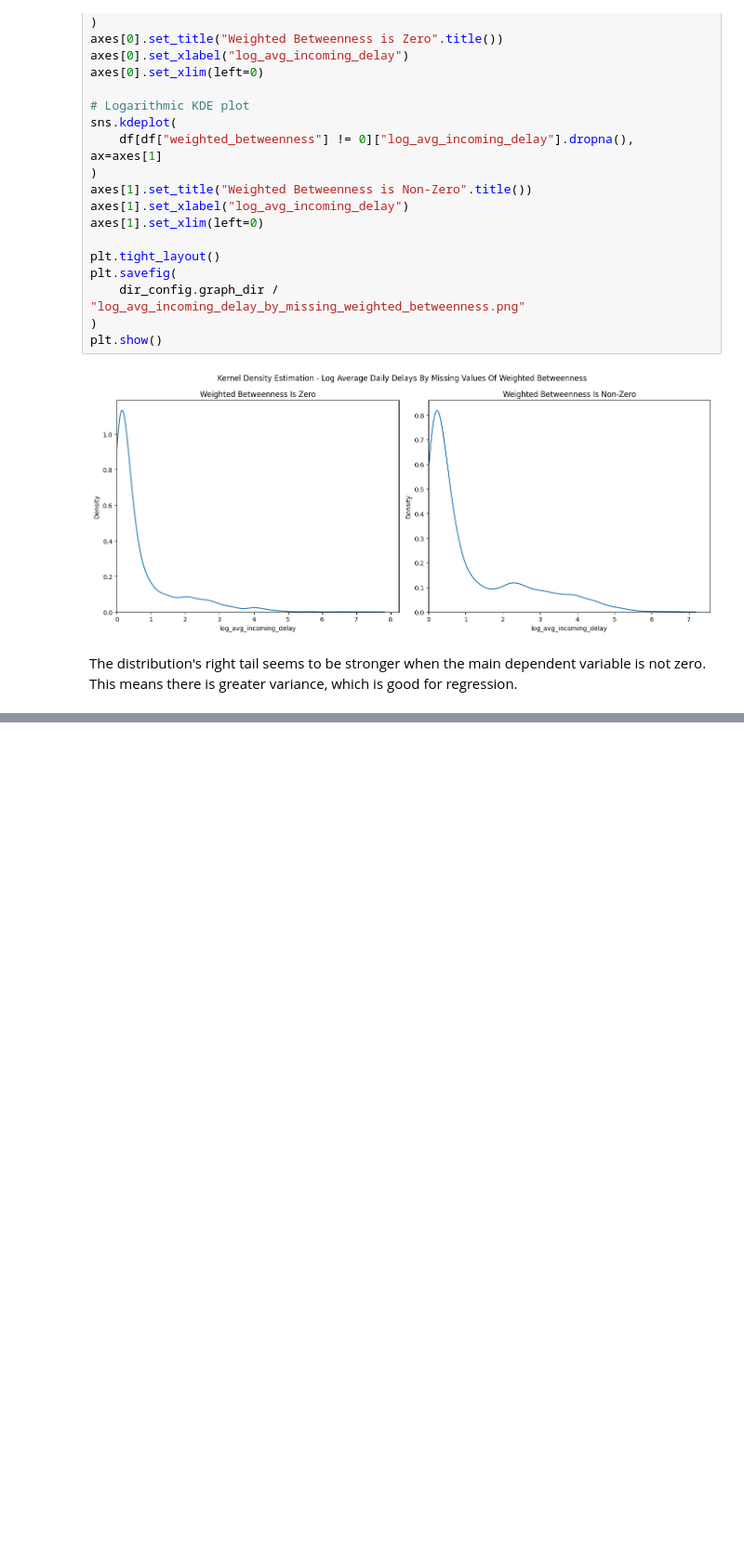
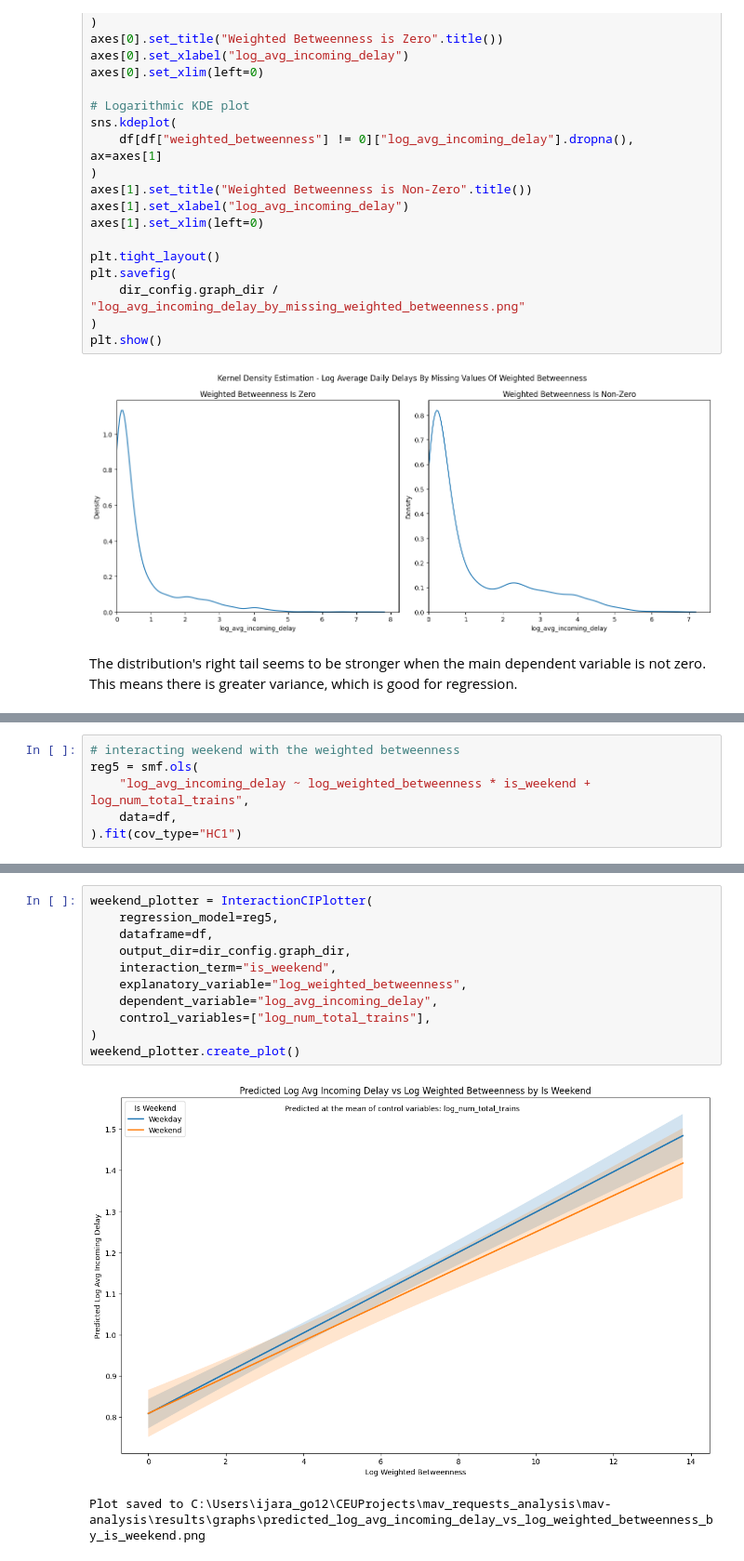
Before and after one commit to jrysztv/mav-analysis, a Jupyter notebook: analysis.ipynb, the cells around one changed output, grey strips where cells are left out. Shown at 93% size. Saved outputs shown, nothing was run; the diff lists cells and outputs as text; blank space fills up the shorter version.

```diff
--- a/analysis.ipynb
+++ b/analysis.ipynb
@@ -484,0 +400,6 @@ plt.show()
+# %%
+# interacting weekend with the weighted betweenness
+reg5 = smf.ols(
+    "log_avg_incoming_delay ~ log_weighted_betweenness * is_weekend + log_num_total_trains",
+    data=df,
+).fit(cov_type="HC1")
@@ -485,2 +421,16 @@ plt.show()
+# %%
+weekend_plotter = InteractionCIPlotter(
+    regression_model=reg5,
+    dataframe=df,
+    output_dir=dir_config.graph_dir,
+    interaction_term="is_weekend",
+    explanatory_variable="log_weighted_betweenness",
+    dependent_variable="log_avg_incoming_delay",
+    control_variables=["log_num_total_trains"],
+)
+weekend_plotter.create_plot()
+# %% [output]
+[figure, added]
+Plot saved to C:\Users\ijara_go12\CEUProjects\mav_requests_analysis\mav-analysis\results\graphs\predicted_log_avg_incoming_delay_vs_log_weighted_betweenness_by_is_weekend.png
 # %%
 # stargazer table
```
Also changed, not shown: parts of 30 cells of this notebook, 13 other files.
